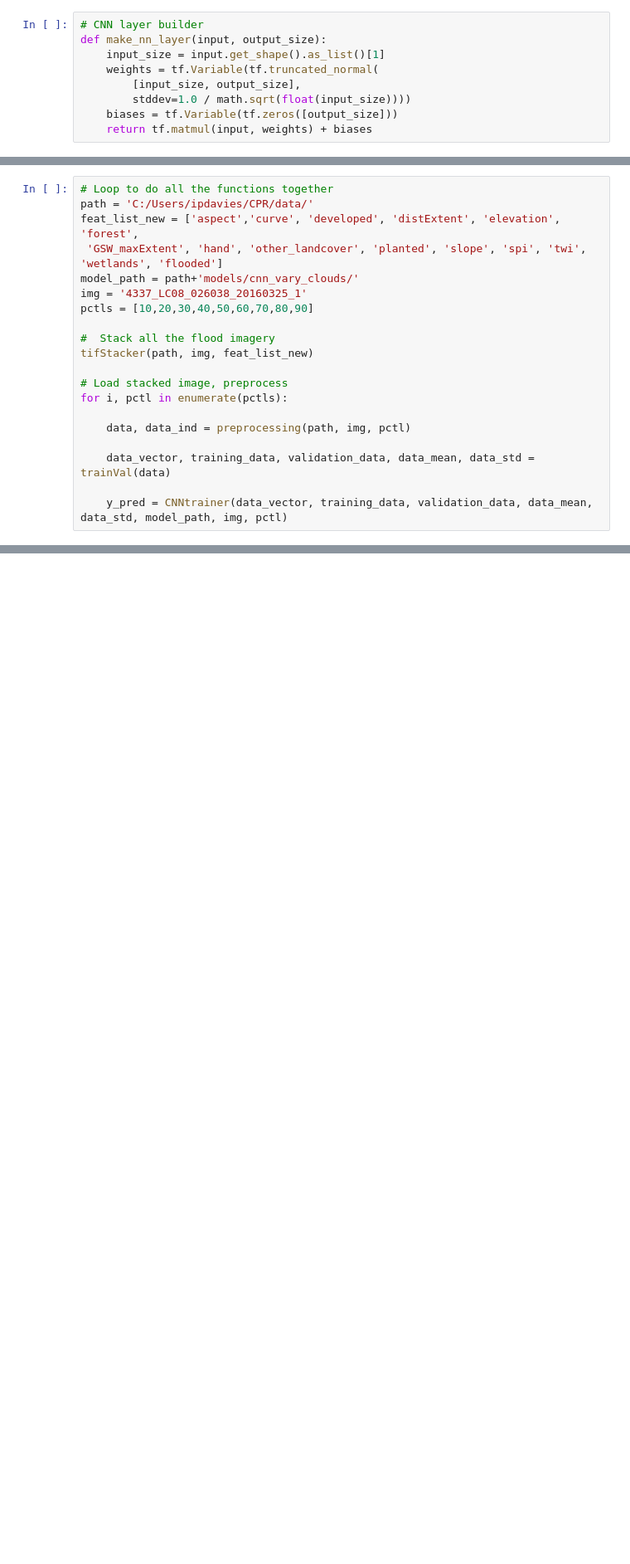
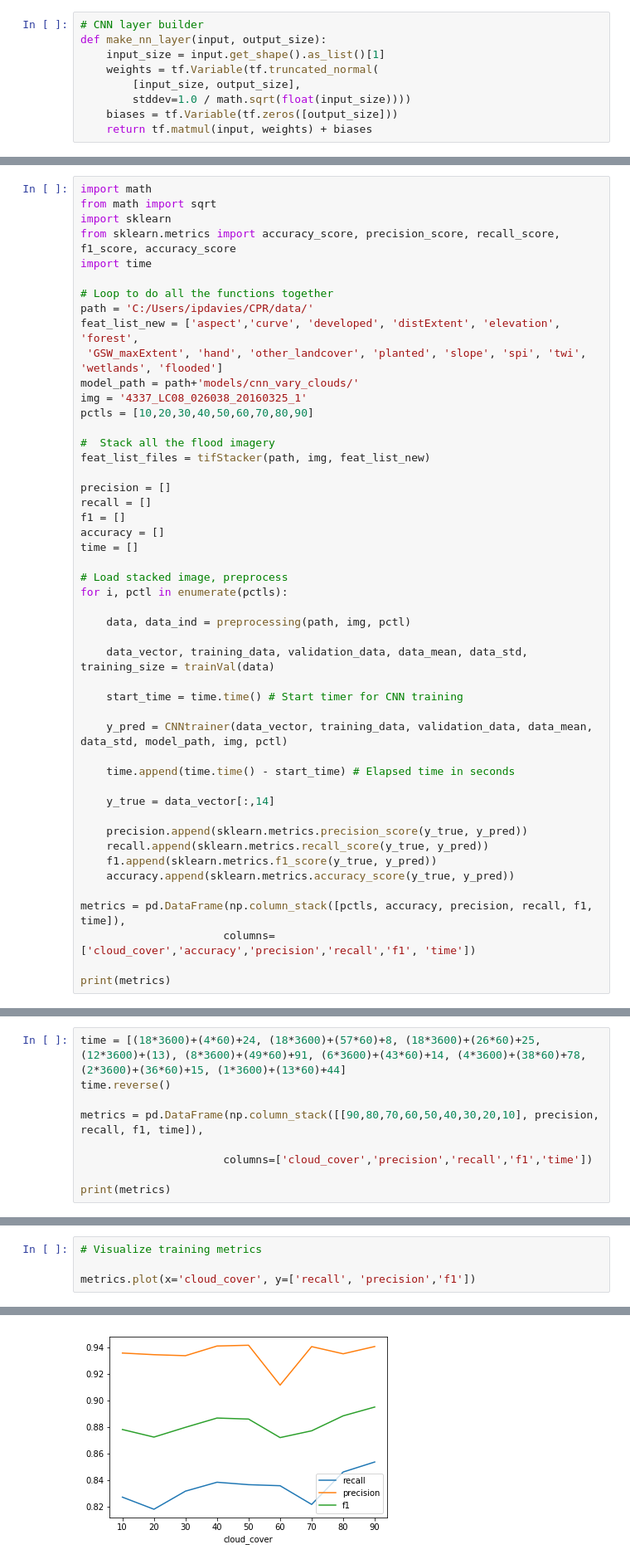
Before and after one commit to ianpdavies/cloudy_flood_prediction, a Jupyter notebook: notebooks/CNN_multi.ipynb, the cells around one changed output, grey strips where cells are left out. Shown at 83% size. Drawn from its saved outputs; the diff is of its cells as text; blank space fills up the shorter version.

Commit message:
Added functions to train multiple CNNs on different cloud cover %s

```diff
--- a/notebooks/CNN_multi.ipynb
+++ b/notebooks/CNN_multi.ipynb
@@ -257,4 +254,10 @@ def CNNtrainer(data_vector, training_data, validation_data, data_mean, data_std,
 # %%
+import math
+from math import sqrt
+import sklearn
+from sklearn.metrics import accuracy_score, precision_score, recall_score, f1_score, accuracy_score
+import time
+
 # Loop to do all the functions together
 path = 'C:/Users/ipdavies/CPR/data/'
 feat_list_new = ['aspect','curve', 'developed', 'distExtent', 'elevation', 'forest',
@@ -264,13 +267,35 @@ img = '4337_LC08_026038_20160325_1'
 pctls = [10,20,30,40,50,60,70,80,90]
 
 #  Stack all the flood imagery
-tifStacker(path, img, feat_list_new)
+feat_list_files = tifStacker(path, img, feat_list_new)
+
+precision = []
+recall = []
+f1 = []
+accuracy = []
+time = []
 
 # Load stacked image, preprocess
 for i, pctl in enumerate(pctls):
 
     data, data_ind = preprocessing(path, img, pctl)
 
-    data_vector, training_data, validation_data, data_mean, data_std = trainVal(data)
+    data_vector, training_data, validation_data, data_mean, data_std, training_size = trainVal(data)
+
+    start_time = time.time() # Start timer for CNN training
 
     y_pred = CNNtrainer(data_vector, training_data, validation_data, data_mean, data_std, model_path, img, pctl)
+
+    time.append(time.time() - start_time) # Elapsed time in seconds
+
+    y_true = data_vector[:,14]
+
+    precision.append(sklearn.metrics.precision_score(y_true, y_pred))
+    recall.append(sklearn.metrics.recall_score(y_true, y_pred))
+    f1.append(sklearn.metrics.f1_score(y_true, y_pred))
+    accuracy.append(sklearn.metrics.accuracy_score(y_true, y_pred))
+
+metrics = pd.DataFrame(np.column_stack([pctls, accuracy, precision, recall, f1, time]),
+                      columns=['cloud_cover','accuracy','precision','recall','f1', 'time'])
+
+print(metrics)
@@ -276,0 +323,9 @@ for i, pctl in enumerate(pctls):
+# %%
+time = [(18*3600)+(4*60)+24, (18*3600)+(57*60)+8, (18*3600)+(26*60)+25, (12*3600)+(13), (8*3600)+(49*60)+91, (6*3600)+(43*60)+14, (4*3600)+(38*60)+78, (2*3600)+(36*60)+15, (1*3600)+(13*60)+44]
+time.reverse()
+
+metrics = pd.DataFrame(np.column_stack([[90,80,70,60,50,40,30,20,10], precision, recall, f1, time]),
+
+                      columns=['cloud_cover','precision','recall','f1','time'])
+
+print(metrics)
@@ -276,0 +347,5 @@ for i, pctl in enumerate(pctls):
+# %%
+# Visualize training metrics
+
+metrics.plot(x='cloud_cover', y=['recall', 'precision','f1'])
+# %% [output]
@@ -276,0 +353 @@ for i, pctl in enumerate(pctls):
+[figure, added]
```
Also changed, not shown: parts of 15 cells of this notebook.
